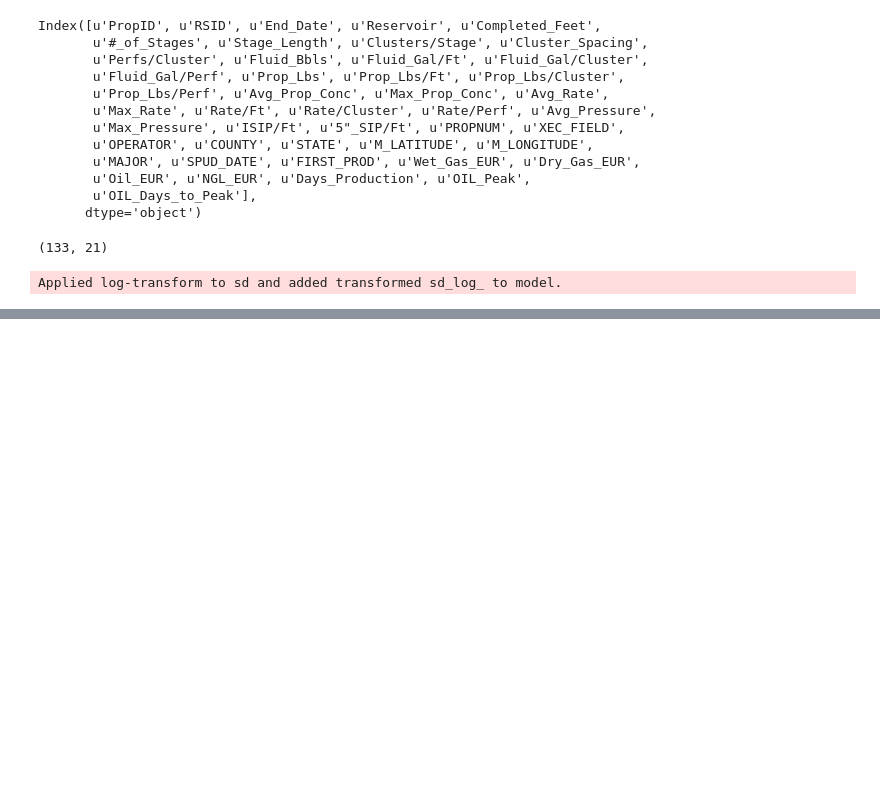
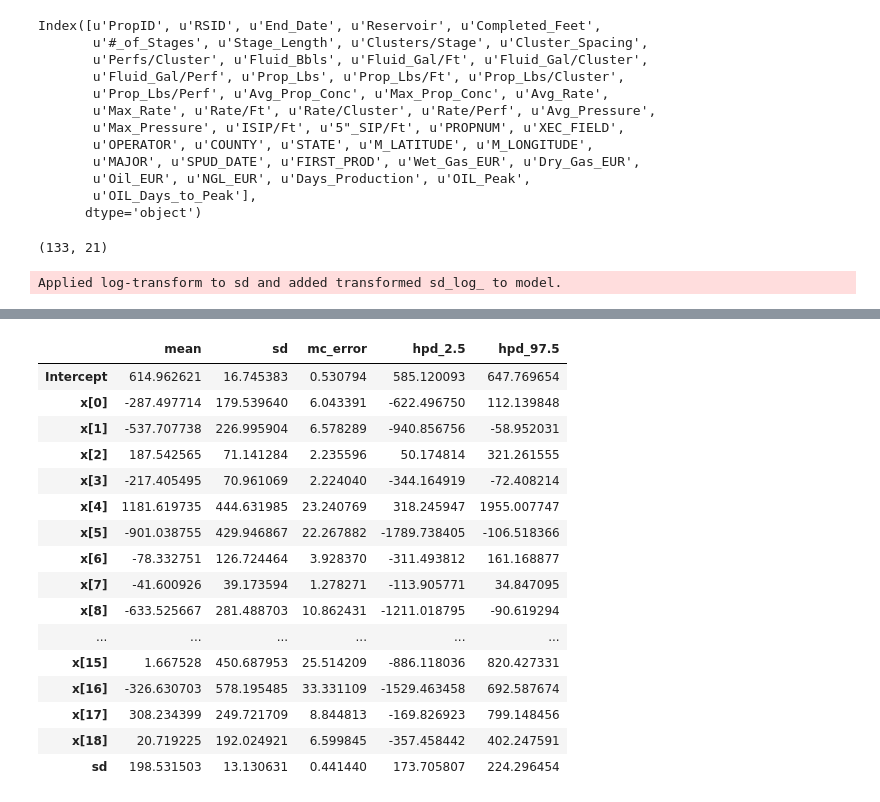
Before and after one commit to jpgrana/bayesian-approach-predicting-well-production, a Jupyter notebook: model.ipynb, the cells around one changed output, grey strips where cells are left out. Cells and saved outputs as stored; diff of their text form; code cells hidden in the pictures; blank space fills up the shorter version.

```diff
--- a/model.ipynb
+++ b/model.ipynb
@@ -48,0 +69,20 @@ pm.traceplot(trace);
+# %%
+pm.df_summary(trc_pooled[-1000:])
+# %% [output]
+|  | mean | sd | mc_error | hpd_2.5 | hpd_97.5 |
+| Intercept | 614.962621 | 16.745383 | 0.530794 | 585.120093 | 647.769654 |
+| x[0] | -287.497714 | 179.539640 | 6.043391 | -622.496750 | 112.139848 |
+| x[1] | -537.707738 | 226.995904 | 6.578289 | -940.856756 | -58.952031 |
+| x[2] | 187.542565 | 71.141284 | 2.235596 | 50.174814 | 321.261555 |
+| x[3] | -217.405495 | 70.961069 | 2.224040 | -344.164919 | -72.408214 |
+| x[4] | 1181.619735 | 444.631985 | 23.240769 | 318.245947 | 1955.007747 |
+| x[5] | -901.038755 | 429.946867 | 22.267882 | -1789.738405 | -106.518366 |
+| x[6] | -78.332751 | 126.724464 | 3.928370 | -311.493812 | 161.168877 |
+| x[7] | -41.600926 | 39.173594 | 1.278271 | -113.905771 | 34.847095 |
+| x[8] | -633.525667 | 281.488703 | 10.862431 | -1211.018795 | -90.619294 |
+| ... | ... | ... | ... | ... | ... |
+| x[15] | 1.667528 | 450.687953 | 25.514209 | -886.118036 | 820.427331 |
+| x[16] | -326.630703 | 578.195485 | 33.331109 | -1529.463458 | 692.587674 |
+| x[17] | 308.234399 | 249.721709 | 8.844813 | -169.826923 | 799.148456 |
+| x[18] | 20.719225 | 192.024921 | 6.599845 | -357.458442 | 402.247591 |
+| sd | 198.531503 | 13.130631 | 0.441440 | 173.705807 | 224.296454 |
```
Also changed, not shown: parts of 9 cells of this notebook, 3 other files.
